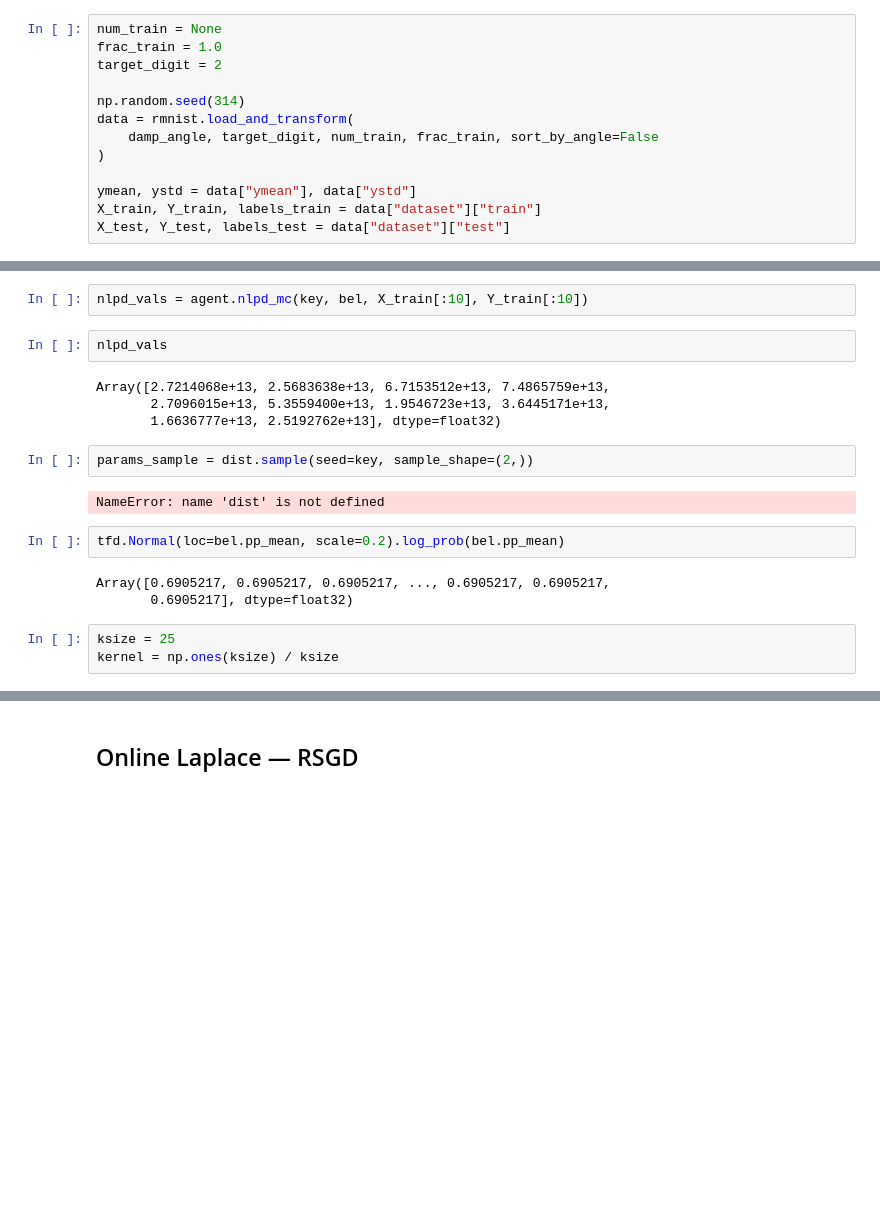
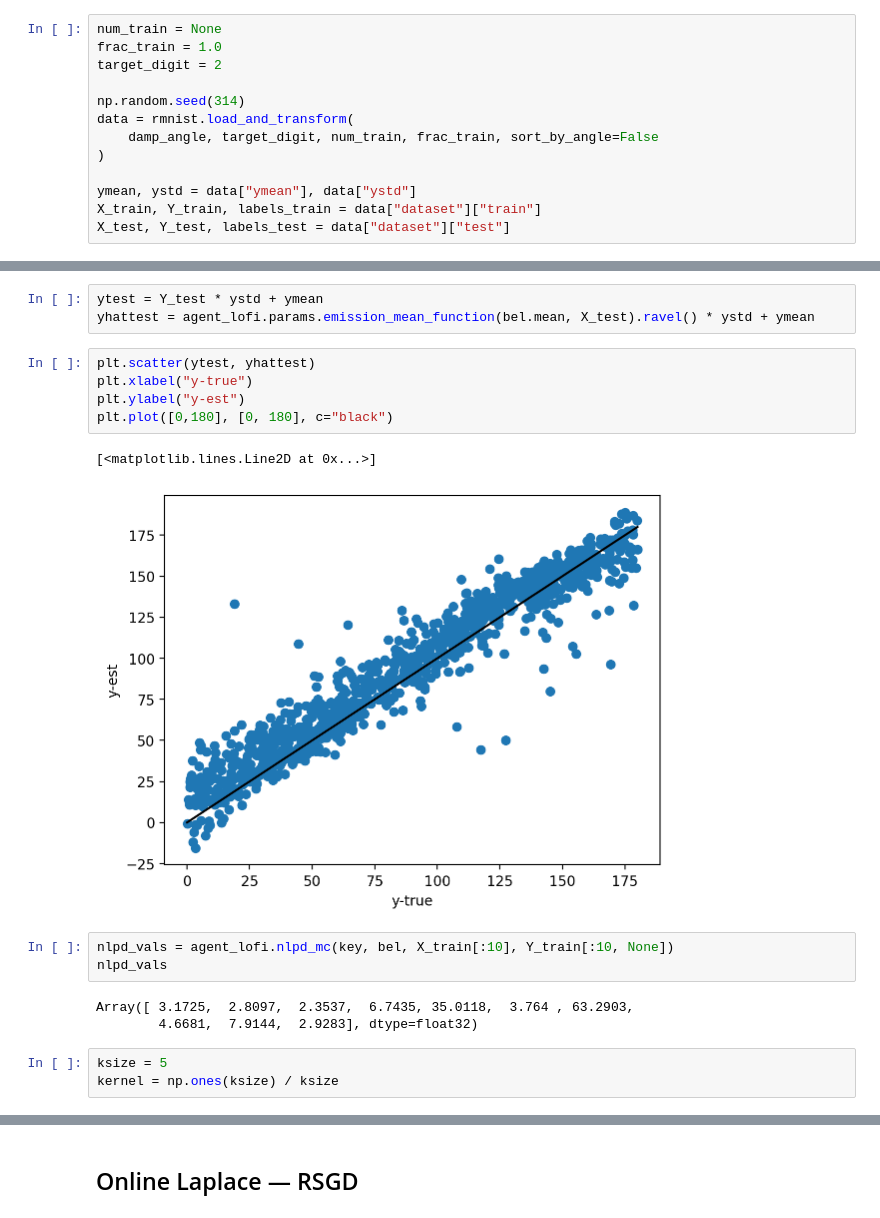
Before and after one commit to probml/rebayes, a Jupyter notebook: demos/collas/regression/rotating-mnist-unsorted.ipynb, the cells around one changed output, grey strips where cells are left out. Saved outputs shown, nothing was run; the diff lists cells and outputs as text; blank space fills up the shorter version.

```diff
--- a/demos/collas/regression/rotating-mnist-unsorted.ipynb
+++ b/demos/collas/regression/rotating-mnist-unsorted.ipynb
@@ -115,20 +95,20 @@ tfd = tfp.distributions
-# %%
-nlpd_vals = agent.nlpd_mc(key, bel, X_train[:10], Y_train[:10])
-# %%
-nlpd_vals
-# %% [output]
-Array([2.7214068e+13, 2.5683638e+13, 6.7153512e+13, 7.4865759e+13,
-       2.7096015e+13, 5.3559400e+13, 1.9546723e+13, 3.6445171e+13,
-       1.6636777e+13, 2.5192762e+13], dtype=float32)
-# %%
-params_sample = dist.sample(seed=key, sample_shape=(2,))
-# %% [output]
-NameError: name 'dist' is not defined
-# %%
-tfd.Normal(loc=bel.pp_mean, scale=0.2).log_prob(bel.pp_mean)
-# %% [output]
-Array([0.6905217, 0.6905217, 0.6905217, ..., 0.6905217, 0.6905217,
-       0.6905217], dtype=float32)
+# %%
+ytest = Y_test * ystd + ymean
+yhattest = agent_lofi.params.emission_mean_function(bel.mean, X_test).ravel() * ystd + ymean
+# %%
+plt.scatter(ytest, yhattest)
+plt.xlabel("y-true")
+plt.ylabel("y-est")
+plt.plot([0,180], [0, 180], c="black")
+# %% [output]
+[<matplotlib.lines.Line2D at 0x...>]
+[figure, added]
+# %%
+nlpd_vals = agent_lofi.nlpd_mc(key, bel, X_train[:10], Y_train[:10, None])
+nlpd_vals
+# %% [output]
+Array([ 3.1725,  2.8097,  2.3537,  6.7435, 35.0118,  3.764 , 63.2903,
+        4.6681,  7.9144,  2.9283], dtype=float32)
 # %%
-ksize = 25
+ksize = 5
 kernel = np.ones(ksize) / ksize
```
Also changed, not shown: parts of 27 cells of this notebook.
